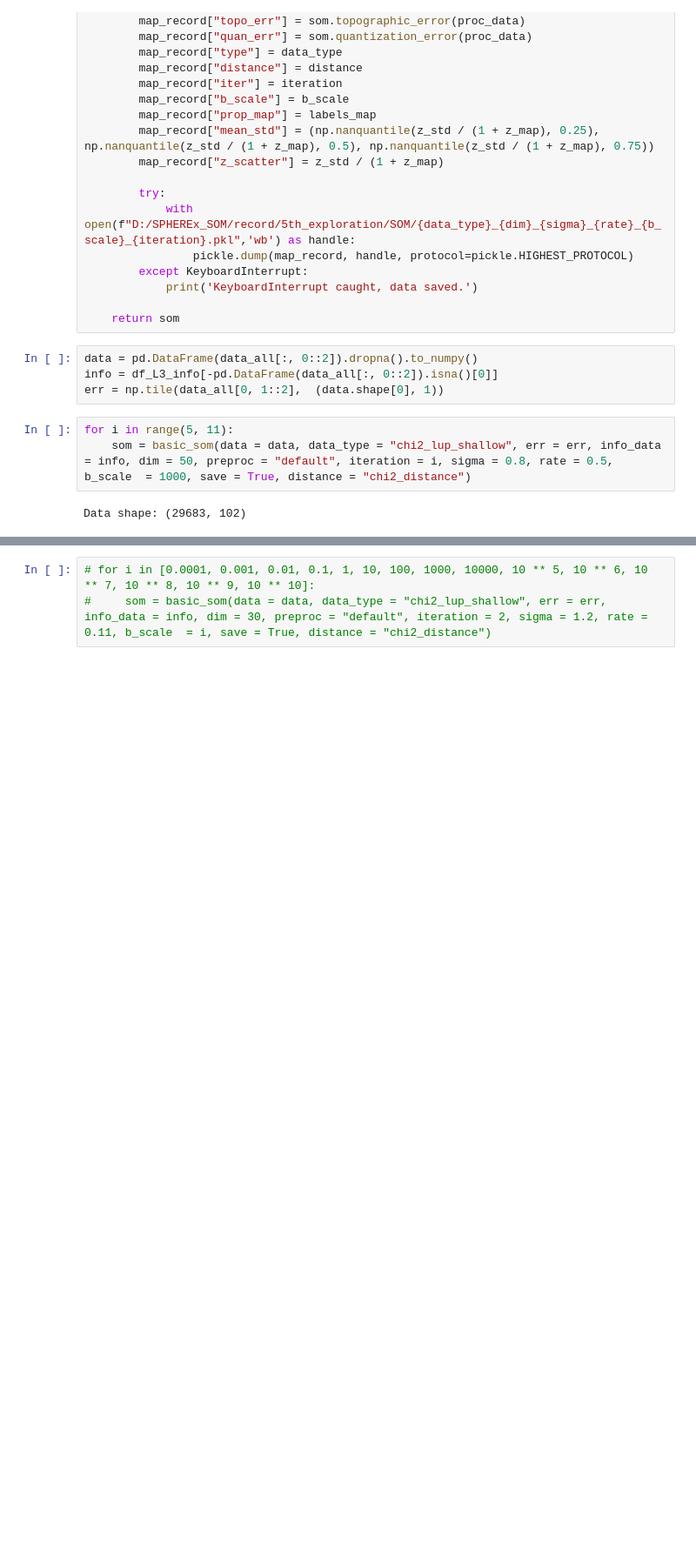
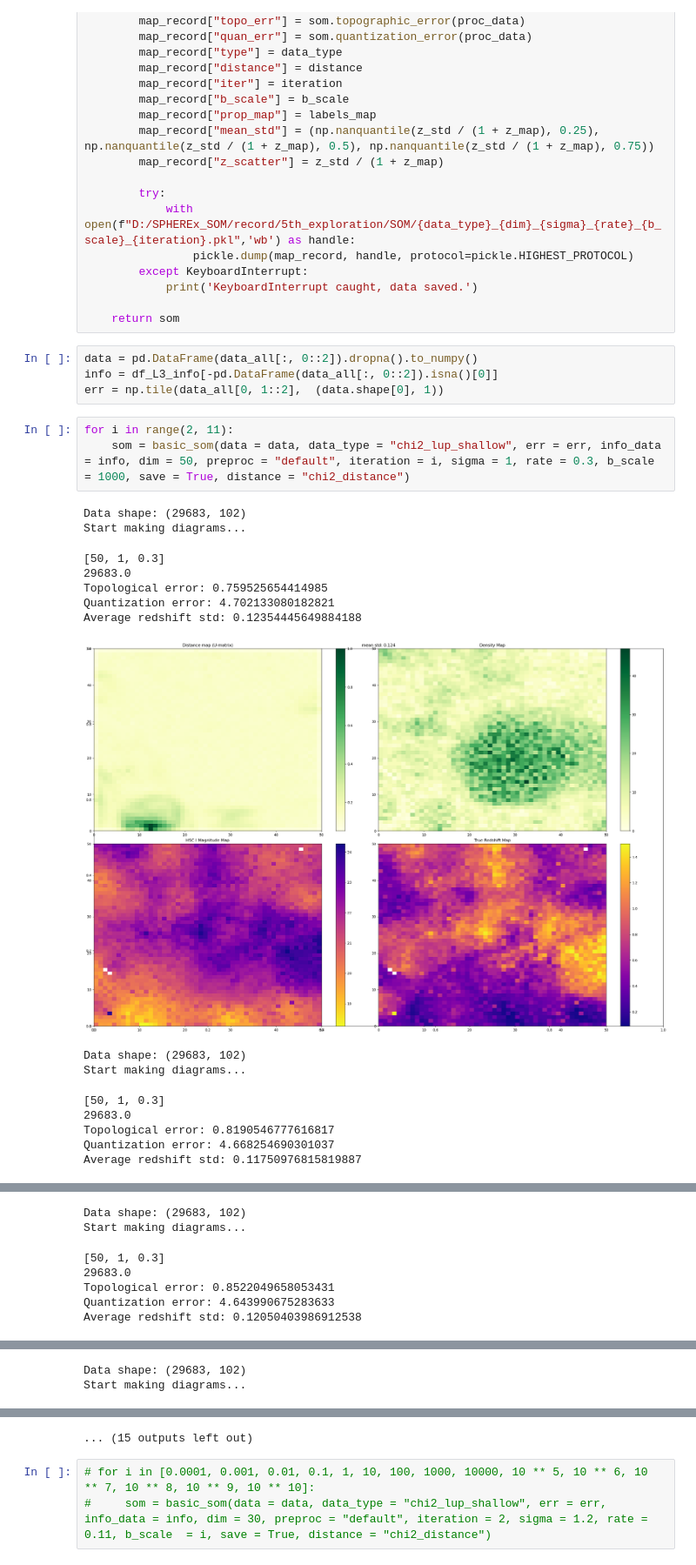
Before and after one commit to zrk-dreamer/SPHEREx_SOM, a Jupyter notebook: 5th_exploration-Copy1.ipynb, the cells around one changed output, grey strips where cells are left out. Shown at 87% size. Drawn from its saved outputs; the diff is of its cells as text; blank space fills up the shorter version.

```diff
--- a/5th_exploration-Copy1.ipynb
+++ b/5th_exploration-Copy1.ipynb
@@ -128,7 +128,21 @@ data = pd.DataFrame(data_all[:, 0::2]).dropna().to_numpy()
 info = df_L3_info[-pd.DataFrame(data_all[:, 0::2]).isna()[0]]
 err = np.tile(data_all[0, 1::2],  (data.shape[0], 1))
 # %%
-for i in range(5, 11):
-    som = basic_som(data = data, data_type = "chi2_lup_shallow", err = err, info_data = info, dim = 50, preproc = "default", iteration = i, sigma = 0.8, rate = 0.5, b_scale  = 1000, save = True, distance = "chi2_distance")
+for i in range(2, 11):
+    som = basic_som(data = data, data_type = "chi2_lup_shallow", err = err, info_data = info, dim = 50, preproc = "default", iteration = i, sigma = 1, rate = 0.3, b_scale  = 1000, save = True, distance = "chi2_distance")
 # %% [output]
 Data shape: (29683, 102)
+Start making diagrams...
+[50, 1, 0.3]
+29683.0
+Topological error: 0.759525654414985
+Quantization error: 4.702133080182821
+Average redshift std: 0.12354445649884188
+[figure, added]
+Data shape: (29683, 102)
+Start making diagrams...
+[50, 1, 0.3]
+29683.0
+Topological error: 0.8190546777616817
+Quantization error: 4.668254690301037
+Average redshift std: 0.11750976815819887
@@ -134,0 +150,7 @@ Data shape: (29683, 102)
+Data shape: (29683, 102)
+Start making diagrams...
+[50, 1, 0.3]
+29683.0
+Topological error: 0.8522049658053431
+Quantization error: 4.643990675283633
+Average redshift std: 0.12050403986912538
@@ -134,0 +158,2 @@ Data shape: (29683, 102)
+Data shape: (29683, 102)
+Start making diagrams...
@@ -135,3 +166,4 @@ Data shape: (29683, 102)
+... (15 outputs left out)
 # %%
 # for i in [0.0001, 0.001, 0.01, 0.1, 1, 10, 100, 1000, 10000, 10 ** 5, 10 ** 6, 10 ** 7, 10 ** 8, 10 ** 9, 10 ** 10]:
 #     som = basic_som(data = data, data_type = "chi2_lup_shallow", err = err, info_data = info, dim = 30, preproc = "default", iteration = 2, sigma = 1.2, rate = 0.11, b_scale  = i, save = True, distance = "chi2_distance")
```
Also changed, not shown: parts of 1 cell of this notebook, 1 other file.
